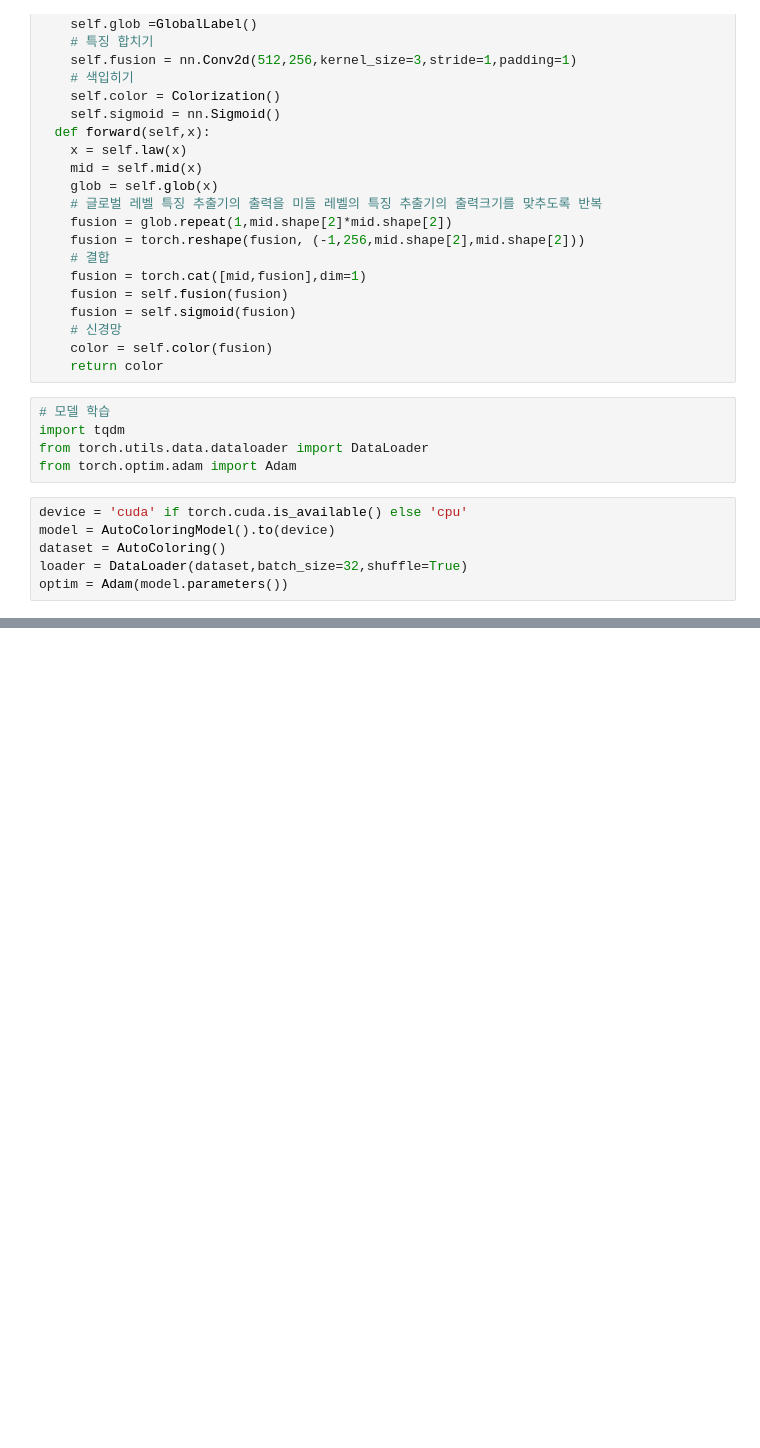
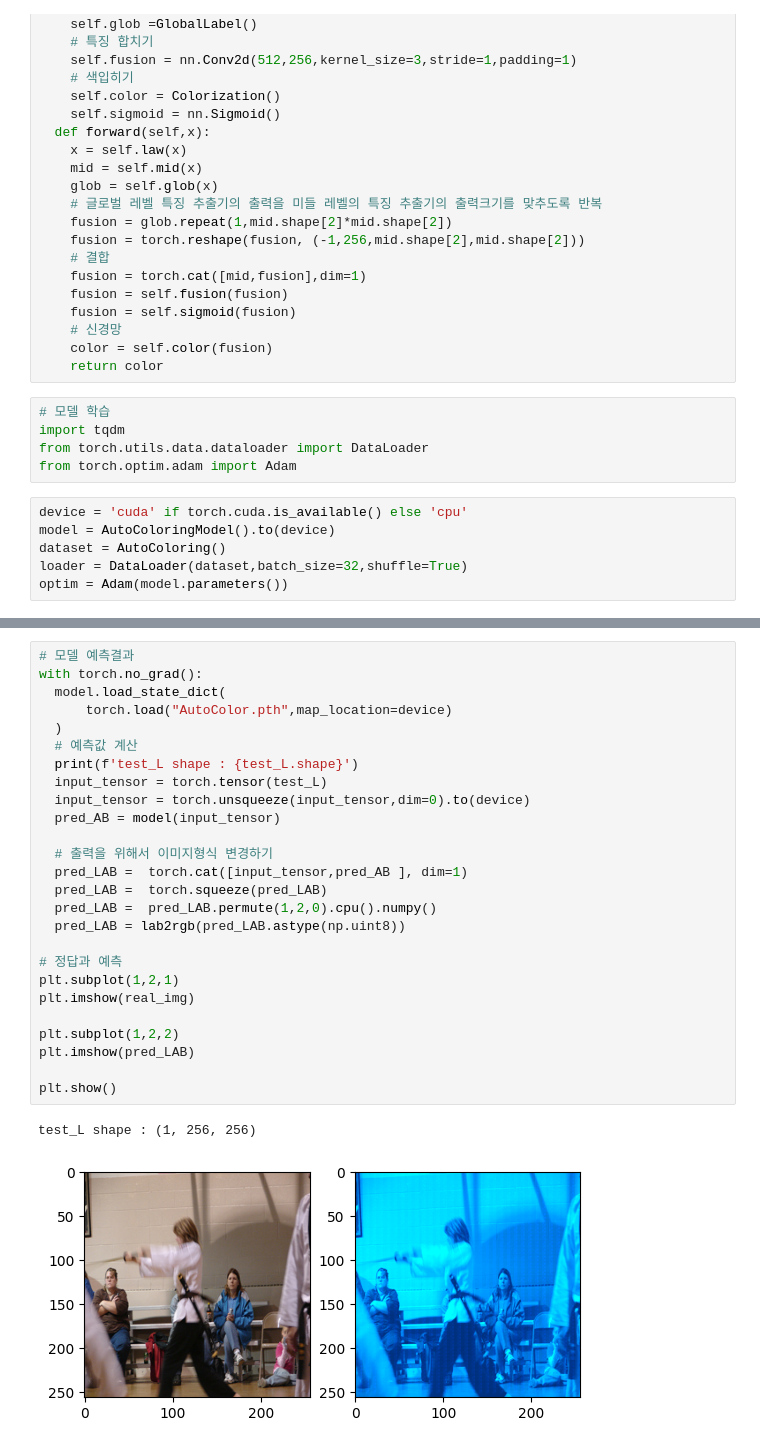
Before and after one commit to leekyuyoung202306/PYTHON, a Jupyter notebook: 16주차/[파이토치]자동채색_모델.ipynb, the cells around one changed output, grey strips where cells are left out. Saved outputs shown, nothing was run; the diff lists cells and outputs as text; blank space fills up the shorter version.

```diff
--- a/16주차/[파이토치]자동채색_모델.ipynb
+++ b/16주차/[파이토치]자동채색_모델.ipynb
@@ -252,0 +255,29 @@ torch.save(model.state_dict(),'AutoColor.pth')
+# %%
+# 모델 예측결과
+with torch.no_grad():
+  model.load_state_dict(
+      torch.load("AutoColor.pth",map_location=device)
+  )
+  # 예측값 계산
+  print(f'test_L shape : {test_L.shape}')
+  input_tensor = torch.tensor(test_L)
+  input_tensor = torch.unsqueeze(input_tensor,dim=0).to(device)
+  pred_AB = model(input_tensor)
+
+  # 출력을 위해서 이미지형식 변경하기
+  pred_LAB =  torch.cat([input_tensor,pred_AB ], dim=1)
+  pred_LAB =  torch.squeeze(pred_LAB)
+  pred_LAB =  pred_LAB.permute(1,2,0).cpu().numpy()
+  pred_LAB = lab2rgb(pred_LAB.astype(np.uint8))
+
+# 정답과 예측
+plt.subplot(1,2,1)
+plt.imshow(real_img)
+
+plt.subplot(1,2,2)
+plt.imshow(pred_LAB)
+
+plt.show()
+# %% [output]
+test_L shape : (1, 256, 256)
+[figure, added]
```
Also changed, not shown: parts of 5 cells of this notebook.
